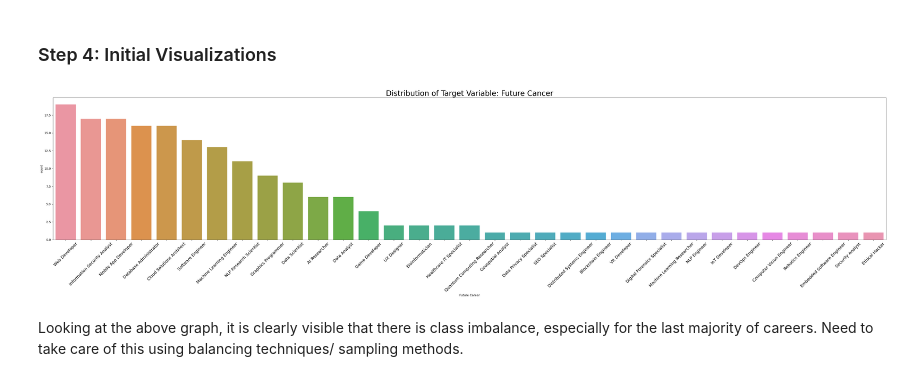
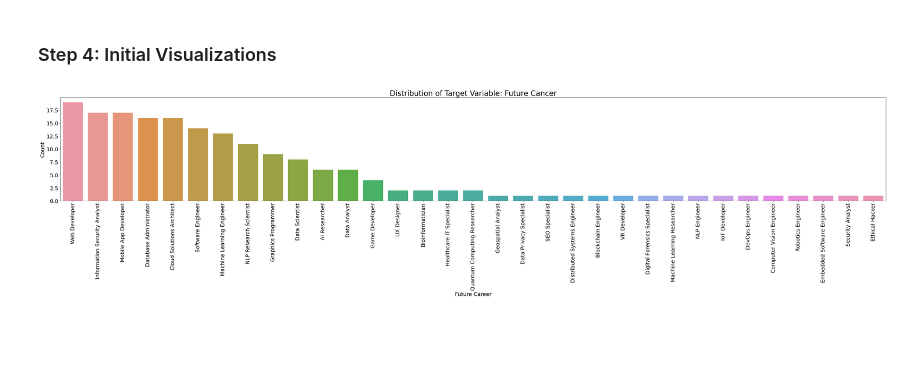
Before and after one commit to pegasus991/career-counsellor-ml, a Jupyter notebook: notebooks/EDA.ipynb, the cells around one changed output. Cells and saved outputs as stored; diff of their text form; code cells hidden in the pictures; blank space fills up the shorter version.

```diff
--- a/notebooks/EDA.ipynb
+++ b/notebooks/EDA.ipynb
@@ -87,18 +179,19 @@ Up untill here, the dataset has been loaded and an initial analysis has been don
 # %%
 #Plotting the target variable(Future Career)
 plt.figure(figsize=(40,10))
 
 #Matplotlib Implementation
 #df['Future Career'].value_counts().plot(kind='bar')
 
 #Seaborn Implementation
 sns.countplot(data=df, x='Future Career', order=df['Future Career'].value_counts().index)
 
 plt.title("Distribution of Target Variable: Future Cancer", fontsize=25)
-plt.xticks(rotation=45, fontsize=14)
+plt.xticks(rotation=90, fontsize=18)
+plt.yticks(fontsize=18)
+plt.xlabel('Future Career',fontsize=18)
+plt.ylabel('Count',fontsize=18)
 plt.tight_layout()
 plt.show()
 # %% [output]
-[figure, old version]
+[figure, new version]
-# %% [markdown]
-Looking at the above graph, it is clearly visible that there is class imbalance, especially for the last majority of careers. Need to take care of this using balancing techniques/ sampling methods.
```
Also changed, not shown: parts of 22 cells of this notebook.
